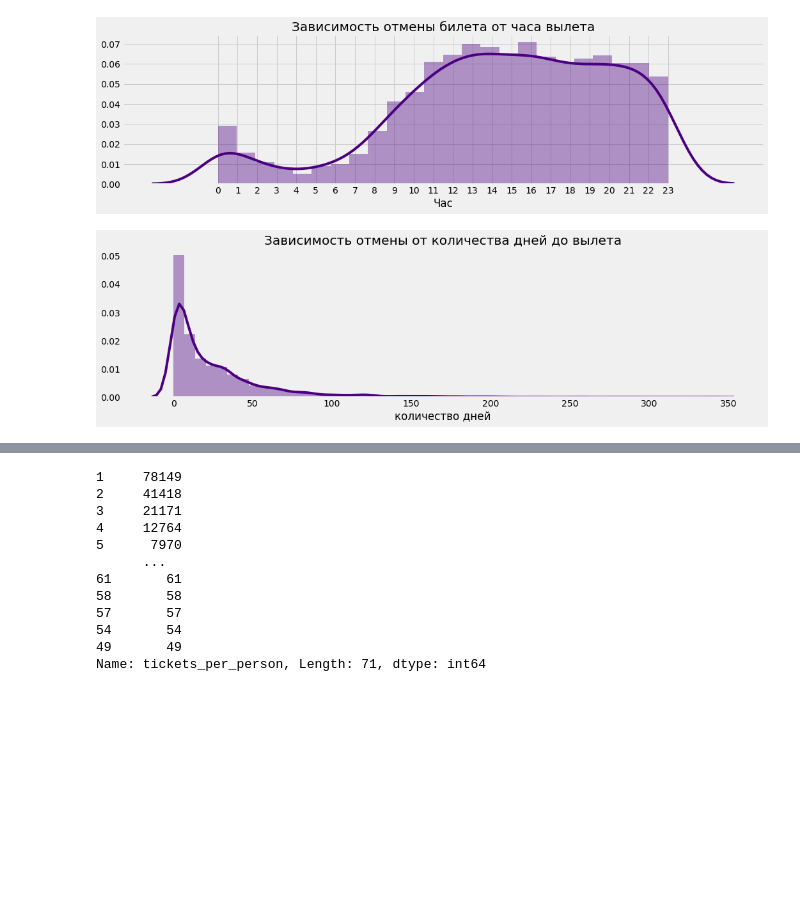
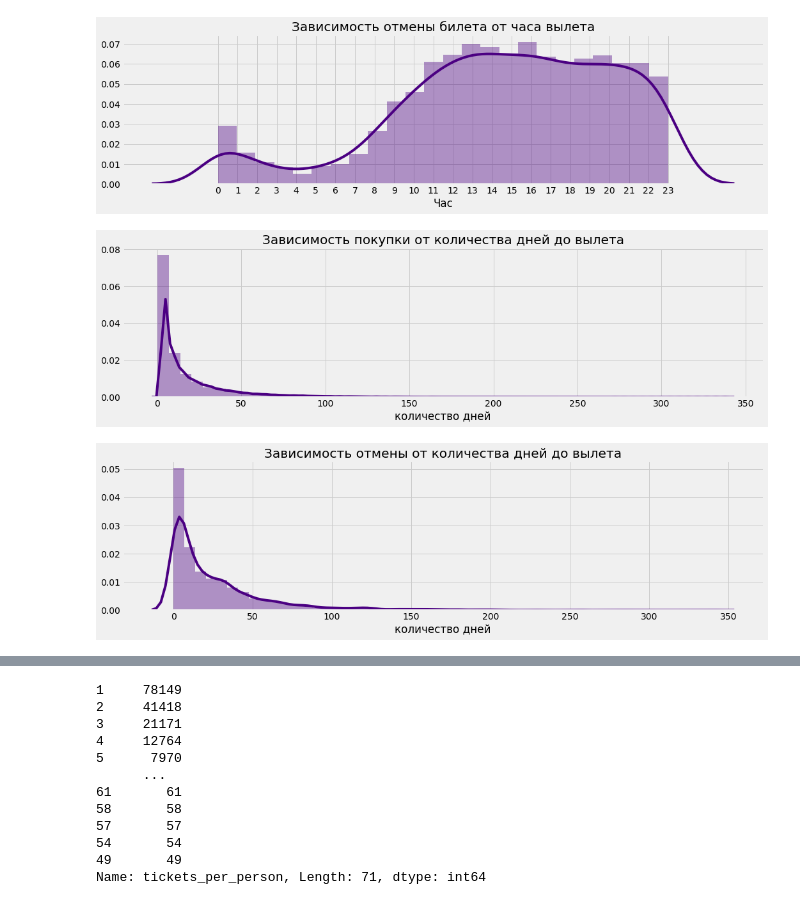
Before and after one commit to annenkova97/Intro2DS, a Jupyter notebook: final_project/project.ipynb, the cells around one changed output, grey strips where cells are left out. Saved outputs shown, nothing was run; the diff lists cells and outputs as text; code cells hidden in the pictures; blank space fills up the shorter version.

```diff
--- a/final_project/project.ipynb
+++ b/final_project/project.ipynb
@@ -197,8 +234,14 @@ plt.xticks(df.field11.unique());
 [figure]
 # %%
 plt.figure(figsize=(16, 4))
+plt.title('Зависимость покупки от количества дней до вылета')
+sns.distplot(df.field16,  kde=True, color= 'indigo')
+plt.xlabel('количество дней');
+
+plt.figure(figsize=(16, 4))
 plt.title('Зависимость отмены от количества дней до вылета')
-sns.distplot(df.field16[df['goal1'] == 1],  kde=True, color= 'indigo').grid(False)
+sns.distplot(df.field16[df['goal1'] == 1],  kde=True, color= 'indigo')
 plt.xlabel('количество дней');
 # %% [output]
-[figure, old version]
+[figure, new version]
+[figure, added]
```
Also changed, not shown: parts of 37 cells of this notebook.
